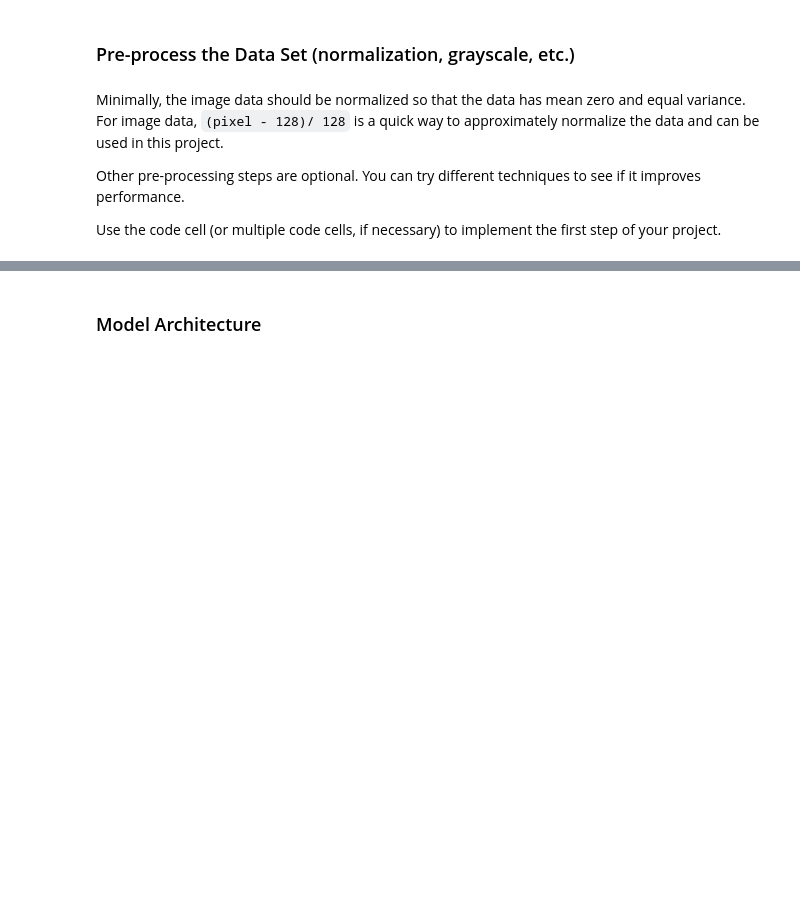
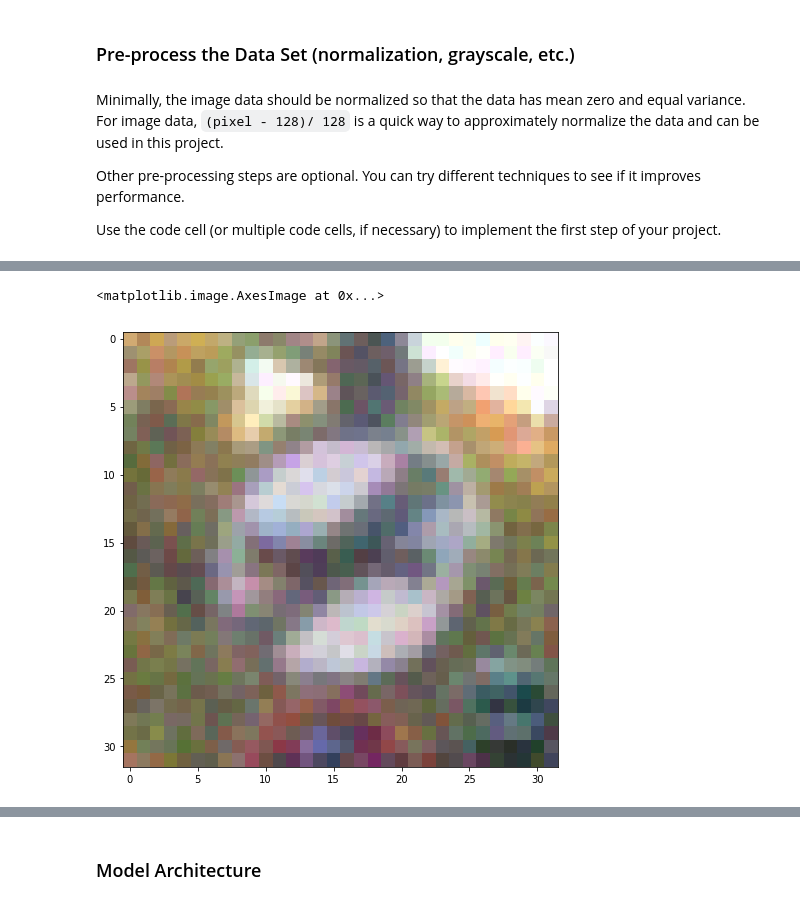
Before and after one commit to ronhuafeng/CarND-Traffic-Sign-Classifier-Project, a Jupyter notebook: Traffic_Sign_Classifier.ipynb, the cells around one changed output, grey strips where cells are left out. Cells and saved outputs as stored; diff of their text form; code cells hidden in the pictures; blank space fills up the shorter version.

```diff
--- a/Traffic_Sign_Classifier.ipynb
+++ b/Traffic_Sign_Classifier.ipynb
@@ -190,3 +189,10 @@ print(len(images), X_train[100].shape, noise(X_train[100], 0.15).shape, ddd[0].s
+# %%
+image = noise(X_train[100], 0.15)
+
+plt.imshow(image)
+# %% [output]
+<matplotlib.image.AxesImage at 0x...>
+[figure, added]
 # %%
 %%time
 
```
Also changed, not shown: parts of 13 cells of this notebook.
